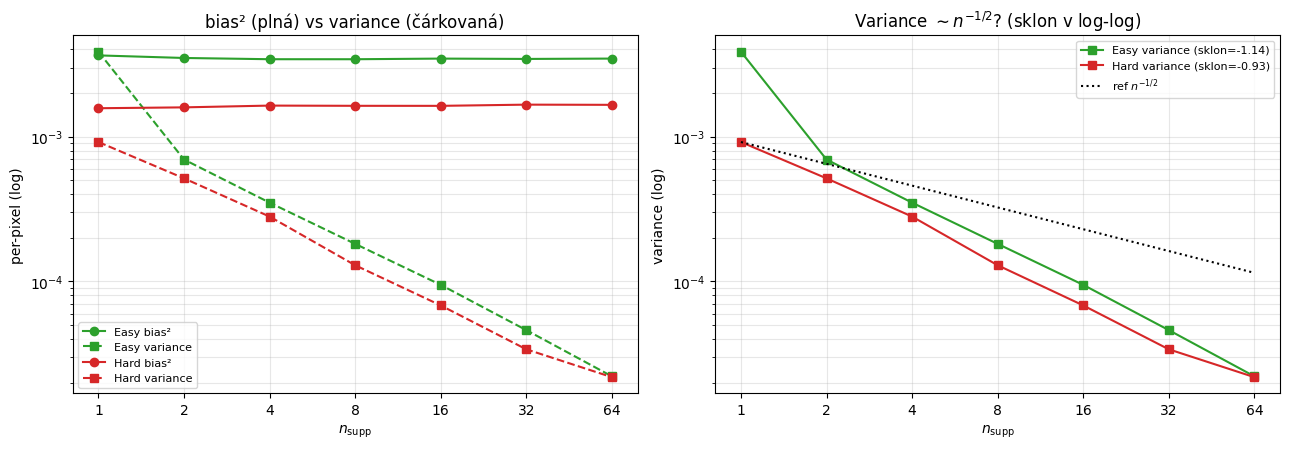
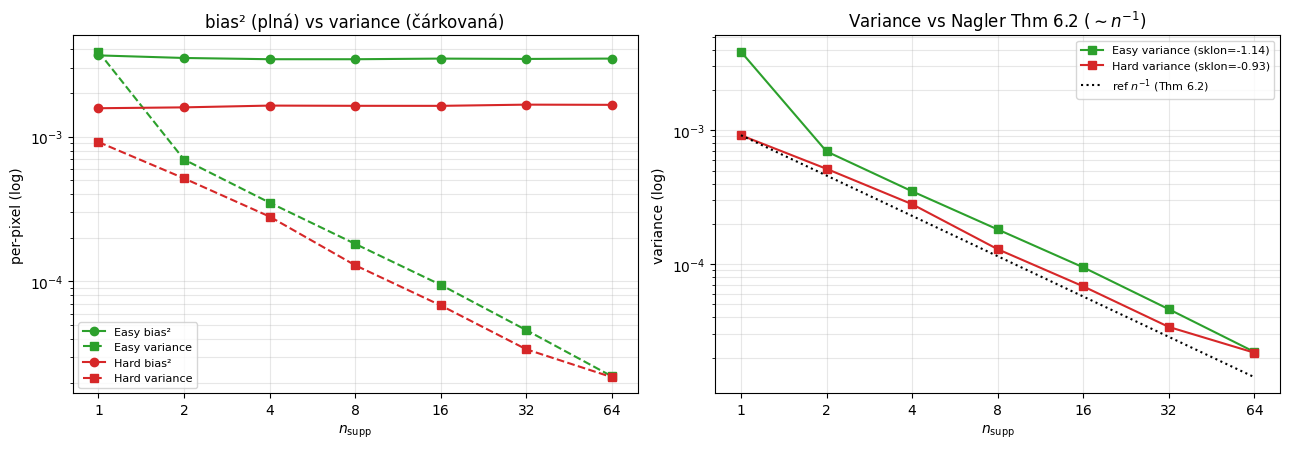
Unified diff of the notebook cell whose output changed from the first chart to the second:
--- before
+++ after
@@ -25,7 +25,7 @@
     ax.set_xlabel(r'$n_{\mathrm{supp}}$'); ax.grid(alpha=0.3,which='both')
 axes[0].set_ylabel('per-pixel (log)'); axes[0].set_title('bias² (plná) vs variance (čárkovaná)'); axes[0].legend(fontsize=8)
-axes[1].set_ylabel('variance (log)'); axes[1].set_title(r'Variance $\sim n^{-1/2}$? (sklon v log-log)'); axes[1].legend(fontsize=8)
-# referencni n^{-1/2}
-ref=bv['Hard'][1][0]*(np.array(N_SUPP)/N_SUPP[0])**-0.5
-axes[1].plot(N_SUPP,ref,ls=':',color='k',label='ref $n^{-1/2}$'); axes[1].legend(fontsize=8)
+axes[1].set_ylabel('variance (log)'); axes[1].set_title(r'Variance vs Nagler Thm 6.2 ($\sim n^{-1}$)'); axes[1].legend(fontsize=8)
+# referencni n^{-1} (Thm 6.2: Var ~ 1/n, tj. deviace ~ n^{-1/2})
+ref=bv['Hard'][1][0]*(np.array(N_SUPP)/N_SUPP[0])**-1.0
+axes[1].plot(N_SUPP,ref,ls=':',color='k',label='ref $n^{-1}$ (Thm 6.2)'); axes[1].legend(fontsize=8)
 fig.tight_layout(); fig.savefig(os.path.join(FIGDIR,'fig_C_04_bias_variance.png'),dpi=150,bbox_inches='tight'); plt.show()

Commit: :)